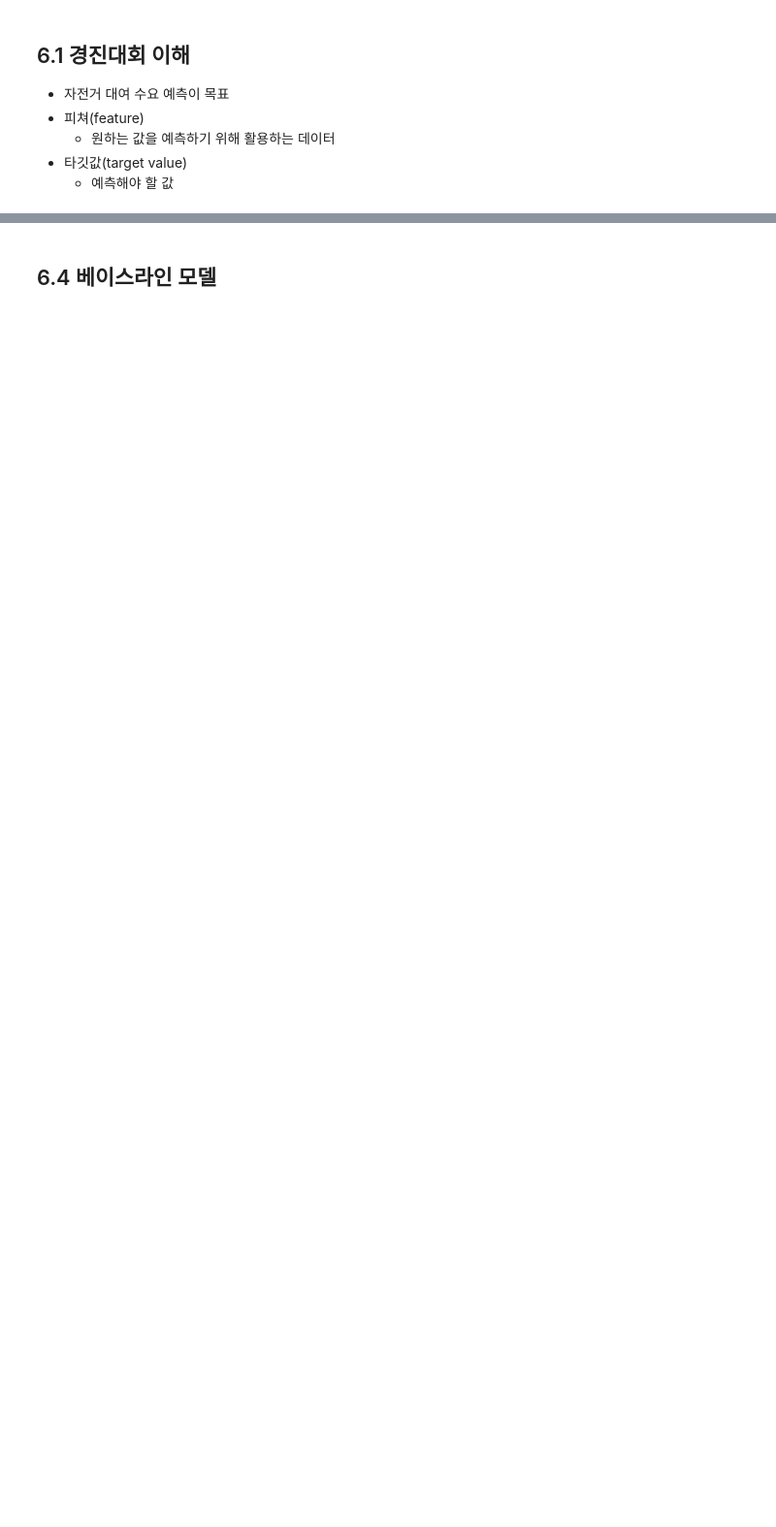
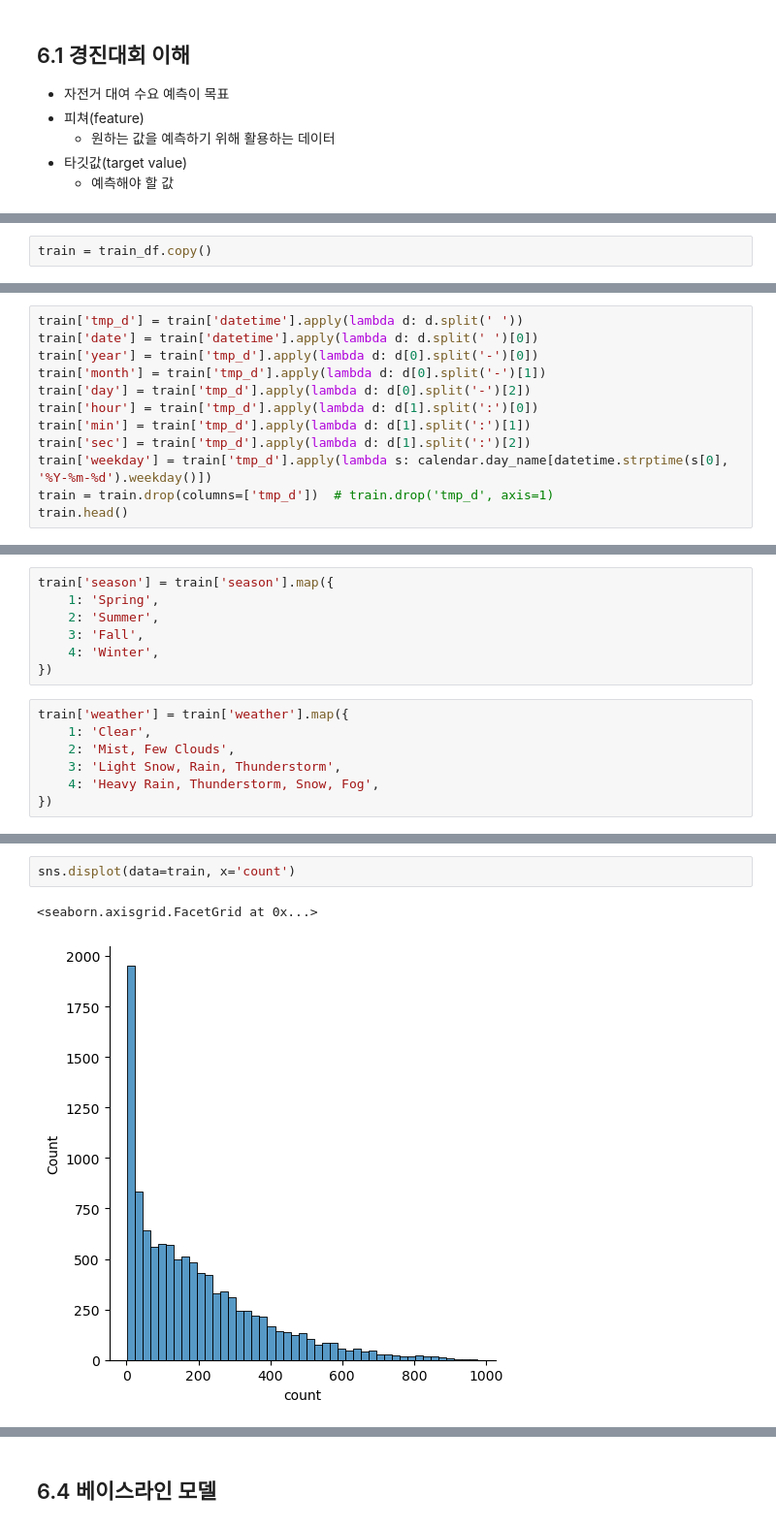
Before and after one commit to sajacaros/ai-competitions, a Jupyter notebook: playground/06_자전거대여수요예측.ipynb, the cells around one changed output, grey strips where cells are left out. Shown: that part at 97% size. Saved outputs shown, nothing was run; the diff lists cells and outputs as text; blank space fills up the shorter version.

```diff
--- a/playground/06_자전거대여수요예측.ipynb
+++ b/playground/06_자전거대여수요예측.ipynb
@@ -25,0 +130,2 @@
+# %%
+train = train_df.copy()
@@ -25,0 +147,12 @@
+# %%
+train['tmp_d'] = train['datetime'].apply(lambda d: d.split(' '))
+train['date'] = train['datetime'].apply(lambda d: d.split(' ')[0])
+train['year'] = train['tmp_d'].apply(lambda d: d[0].split('-')[0])
+train['month'] = train['tmp_d'].apply(lambda d: d[0].split('-')[1])
+train['day'] = train['tmp_d'].apply(lambda d: d[0].split('-')[2])
+train['hour'] = train['tmp_d'].apply(lambda d: d[1].split(':')[0])
+train['min'] = train['tmp_d'].apply(lambda d: d[1].split(':')[1])
+train['sec'] = train['tmp_d'].apply(lambda d: d[1].split(':')[2])
+train['weekday'] = train['tmp_d'].apply(lambda s: calendar.day_name[datetime.strptime(s[0], '%Y-%m-%d').weekday()])
+train = train.drop(columns=['tmp_d'])  # train.drop('tmp_d', axis=1)
+train.head()
@@ -25,0 +186,14 @@
+# %%
+train['season'] = train['season'].map({
+    1: 'Spring',
+    2: 'Summer',
+    3: 'Fall',
+    4: 'Winter',
+})
+# %%
+train['weather'] = train['weather'].map({
+    1: 'Clear',
+    2: 'Mist, Few Clouds',
+    3: 'Light Snow, Rain, Thunderstorm',
+    4: 'Heavy Rain, Thunderstorm, Snow, Fog',
+})
@@ -25,0 +209,5 @@
+# %%
+sns.displot(data=train, x='count')
+# %% [output]
+<seaborn.axisgrid.FacetGrid at 0x...>
+[figure, added]
```
Also changed, not shown: parts of 63 cells of this notebook, 4 other files.
